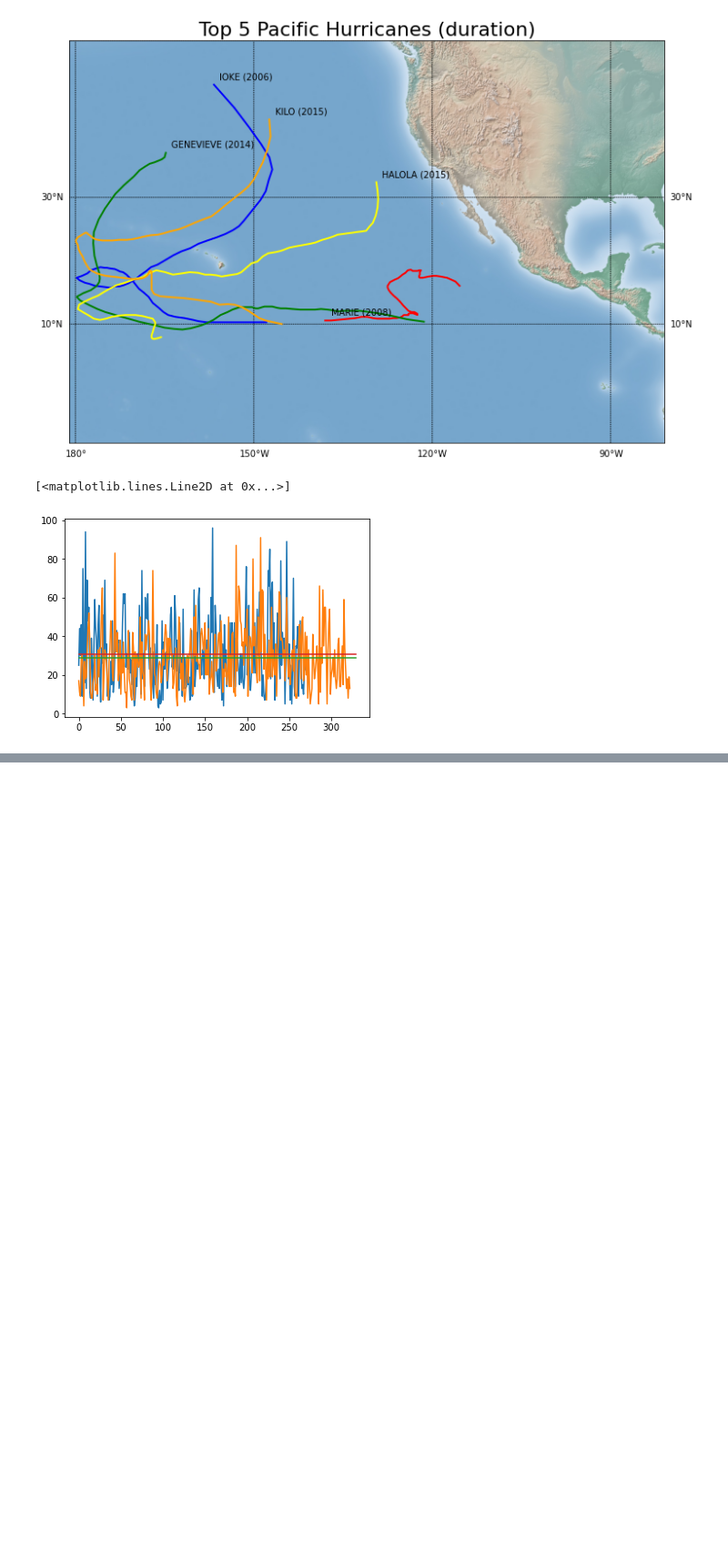
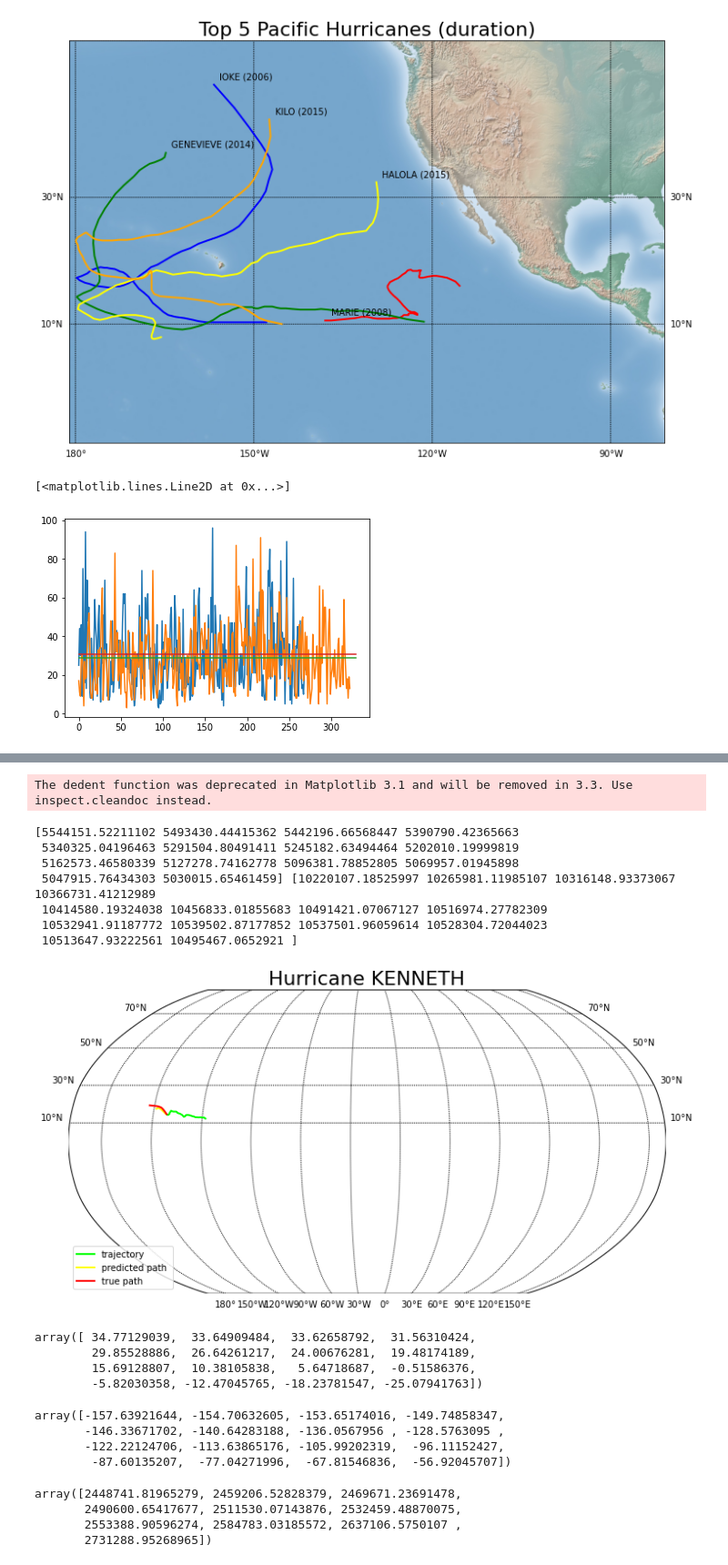
Before and after one commit to samco7/hurricane-prediction, a Jupyter notebook: Code/visualizations.ipynb, the cells around one changed output, grey strips where cells are left out. Shown at 91% size. Saved outputs shown, nothing was run; the diff lists cells and outputs as text; code cells hidden in the pictures; blank space fills up the shorter version.

```diff
--- a/Code/visualizations.ipynb
+++ b/Code/visualizations.ipynb
@@ -115,0 +179,56 @@ plt.plot(np.ones(330)*np.mean([len(a) for a in atlantic]))
+# %%
+#Karina, Celia, Guillermo
+Karina = np.load("../Data/VARMAX_KENNETH.pickle",allow_pickle=True)
+name = Karina["Hurricane Name"]
+lat = Karina['Observed Points'][:, 0]
+long = -1*Karina['Observed Points'][:, 1]
+true_lat = Karina['True Trajectory'][:,0]
+true_long = -1*Karina['True Trajectory'][:, 1]
+pred_lat = Karina["Predicted Trajectory"][:,0]
+pred_long = -1*Karina["Predicted Trajectory"][:,1]
+params = Karina["Model Parameters (p, q)"]
+
+n = 1 # Number of hurricanes
+
+# Graph the trajectories of the longest hurricanes (the ones that traveled the most)
+plt.figure(figsize=(12,9))
+m = Basemap(llcrnrlon=-181.,llcrnrlat=-10.,urcrnrlon=-81.,urcrnrlat=50.,
+            rsphere=(6378137.00,6356752.3142),
+            resolution='h',
+            projection='robin',
+            lat_0=40.,lon_0=-20.,lat_ts=20.)
+#m.bluemarble() #Pretty NASA picture
+# m.fillcontinents(color='#D3D3D3')
+
+m.shadedrelief() #Plot a translucent relief map
+
+m.drawparallels(np.arange(10,90,20),labels=[1,1,0,1])
+m.drawmeridians(np.arange(-180,180,30),labels=[1,1,0,1])
+
+xpt, ypt = m(long, lat)
+#plt.text(xpt[len(lat) - 1]+100000,ypt[len(long) - 1]+100000, f'{name} ({year})', color='k')
+m.plot(xpt, ypt, linewidth=2, color='lime', label="trajectory")
+
+xpt, ypt = m(pred_long, pred_lat)
+#plt.text(xpt[len(pred_lat) - 1]+100000,ypt[len(pred_long) - 1]+100000, f'{name} ({year})', color='k')
+m.plot(xpt, ypt, linewidth=2, color='yellow', label="predicted path ")
+print(xpt, ypt)
+
+xpt, ypt = m(true_long, true_lat)
+m.plot(xpt, ypt, linewidth=2, color='red', label="true path")
+
+
+plt.title('Hurricane KENNETH', fontsize=22)
+plt.legend()
+plt.savefig('KENNETH')
+plt.show()
+# %% [output]
+The dedent function was deprecated in Matplotlib 3.1 and will be removed in 3.3. Use inspect.cleandoc instead.
+[5544151.52211102 5493430.44415362 5442196.66568447 5390790.42365663
+ 5340325.04196463 5291504.80491411 5245182.63494464 5202010.19999819
+ 5162573.46580339 5127278.74162778 5096381.78852805 5069957.01945898
+ 5047915.76434303 5030015.65461459] [10220107.18525997 10265981.11985107 10316148.93373067 10366731.41212989
+ 10414580.19324038 10456833.01855683 10491421.07067127 10516974.27782309
+ 10532941.91187772 10539502.87177852 10537501.96059614 10528304.72044023
+ 10513647.93222561 10495467.0652921 ]
+[figure, added]
@@ -115,0 +245,21 @@ plt.plot(np.ones(330)*np.mean([len(a) for a in atlantic]))
+# %%
+pred_lat
+# %% [output]
+array([ 34.77129039,  33.64909484,  33.62658792,  31.56310424,
+        29.85528886,  26.64261217,  24.00676281,  19.48174189,
+        15.69128807,  10.38105838,   5.64718687,  -0.51586376,
+        -5.82030358, -12.47045765, -18.23781547, -25.07941763])
+# %%
+pred_long
+# %% [output]
+array([-157.63921644, -154.70632605, -153.65174016, -149.74858347,
+       -146.33671702, -140.64283188, -136.0567956 , -128.5763095 ,
+       -122.22124706, -113.63865176, -105.99202319,  -96.11152427,
+        -87.60135207,  -77.04271996,  -67.81546836,  -56.92045707])
+# %%
+xpt
+# %% [output]
+array([2448741.81965279, 2459206.52828379, 2469671.23691478,
+       2490600.65417677, 2511530.07143876, 2532459.48870075,
+       2553388.90596274, 2584783.03185572, 2637106.5750107 ,
+       2731288.95268965])
```
Also changed, not shown: parts of 5 cells of this notebook.
